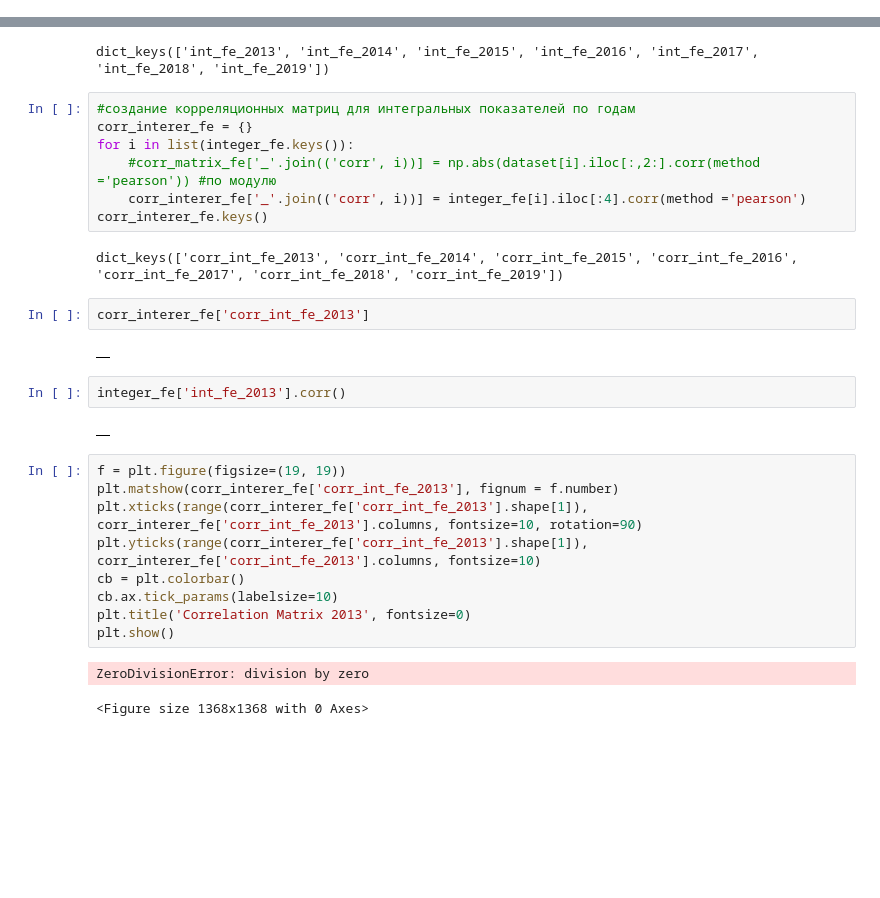
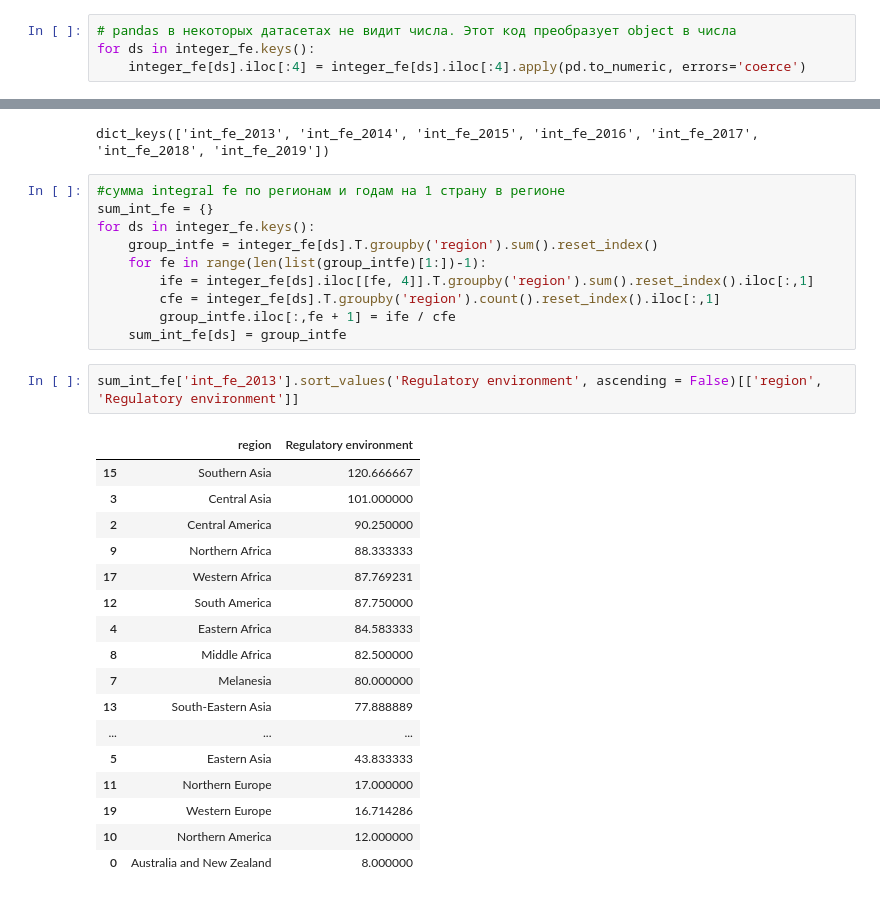
Before and after one commit to DSerpuhovitin/netology_pyda, a Jupyter notebook: Degee_project_ML/Degree_ML_res.ipynb, the cells around one changed output, grey strips where cells are left out. Drawn from its saved outputs; the diff is of its cells as text; blank space fills up the shorter version.

```diff
--- a/Degee_project_ML/Degree_ML_res.ipynb
+++ b/Degee_project_ML/Degree_ML_res.ipynb
@@ -398,38 +388,43 @@ A value is trying to be set on a copy of a slice from a DataFrame
 
 See the caveats in the documentation: http://pandas.pydata.org/pandas-docs/stable/user_guide/indexing.html#returning-a-view-versus-a-copy
   self._setitem_with_indexer(indexer, value)
+# %%
+# pandas в некоторых датасетах не видит числа. Этот код преобразует object в числа
+for ds in integer_fe.keys():
+    integer_fe[ds].iloc[:4] = integer_fe[ds].iloc[:4].apply(pd.to_numeric, errors='coerce')
 # %% [markdown]
 ## Строю графики
 # %%
 integer_fe.keys()
 # %% [output]
 dict_keys(['int_fe_2013', 'int_fe_2014', 'int_fe_2015', 'int_fe_2016', 'int_fe_2017', 'int_fe_2018', 'int_fe_2019'])
-# %%
-#создание корреляционных матриц для интегральных показателей по годам
-corr_interer_fe = {}
-for i in list(integer_fe.keys()):
-    #corr_matrix_fe['_'.join(('corr', i))] = np.abs(dataset[i].iloc[:,2:].corr(method ='pearson')) #по модулю
-    corr_interer_fe['_'.join(('corr', i))] = integer_fe[i].iloc[:4].corr(method ='pearson')
-corr_interer_fe.keys()
-# %% [output]
-dict_keys(['corr_int_fe_2013', 'corr_int_fe_2014', 'corr_int_fe_2015', 'corr_int_fe_2016', 'corr_int_fe_2017', 'corr_int_fe_2018', 'corr_int_fe_2019'])
-# %%
-corr_interer_fe['corr_int_fe_2013']
-# %% [output]
-|  |
-# %%
-integer_fe['int_fe_2013'].corr()
-# %% [output]
-|  |
-# %%
-f = plt.figure(figsize=(19, 19))
-plt.matshow(corr_interer_fe['corr_int_fe_2013'], fignum = f.number)
-plt.xticks(range(corr_interer_fe['corr_int_fe_2013'].shape[1]), corr_interer_fe['corr_int_fe_2013'].columns, fontsize=10, rotation=90)
-plt.yticks(range(corr_interer_fe['corr_int_fe_2013'].shape[1]), corr_interer_fe['corr_int_fe_2013'].columns, fontsize=10)
-cb = plt.colorbar()
-cb.ax.tick_params(labelsize=10)
-plt.title('Correlation Matrix 2013', fontsize=0)
-plt.show()
-# %% [output]
-ZeroDivisionError: division by zero
-<Figure size 1368x1368 with 0 Axes>
+# %%
+#сумма integral fe по регионам и годам на 1 страну в регионе
+sum_int_fe = {}
+for ds in integer_fe.keys():
+    group_intfe = integer_fe[ds].T.groupby('region').sum().reset_index()
+    for fe in range(len(list(group_intfe)[1:])-1):
+        ife = integer_fe[ds].iloc[[fe, 4]].T.groupby('region').sum().reset_index().iloc[:,1]
+        cfe = integer_fe[ds].T.groupby('region').count().reset_index().iloc[:,1]
+        group_intfe.iloc[:,fe + 1] = ife / cfe
+    sum_int_fe[ds] = group_intfe
+# %%
+sum_int_fe['int_fe_2013'].sort_values('Regulatory environment', ascending = False)[['region', 'Regulatory environment']]
+# %% [output]
+|  | region | Regulatory environment |
+| 15 | Southern Asia | 120.666667 |
+| 3 | Central Asia | 101.000000 |
+| 2 | Central America | 90.250000 |
+| 9 | Northern Africa | 88.333333 |
+| 17 | Western Africa | 87.769231 |
+| 12 | South America | 87.750000 |
+| 4 | Eastern Africa | 84.583333 |
+| 8 | Middle Africa | 82.500000 |
+| 7 | Melanesia | 80.000000 |
+| 13 | South-Eastern Asia | 77.888889 |
+| ... | ... | ... |
+| 5 | Eastern Asia | 43.833333 |
+| 11 | Northern Europe | 17.000000 |
+| 19 | Western Europe | 16.714286 |
+| 10 | Northern America | 12.000000 |
+| 0 | Australia and New Zealand | 8.000000 |
```
Also changed, not shown: parts of 13 cells of this notebook.
